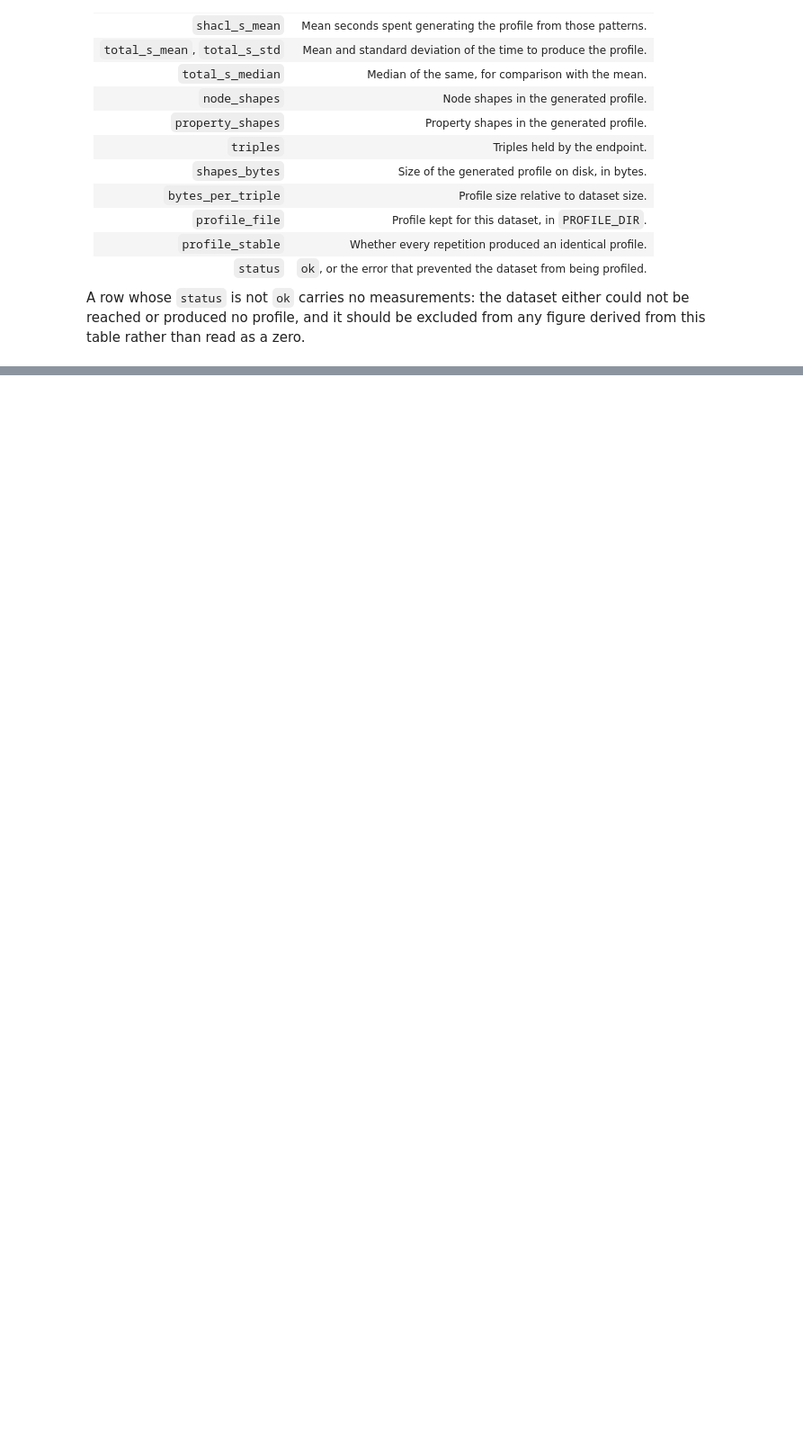
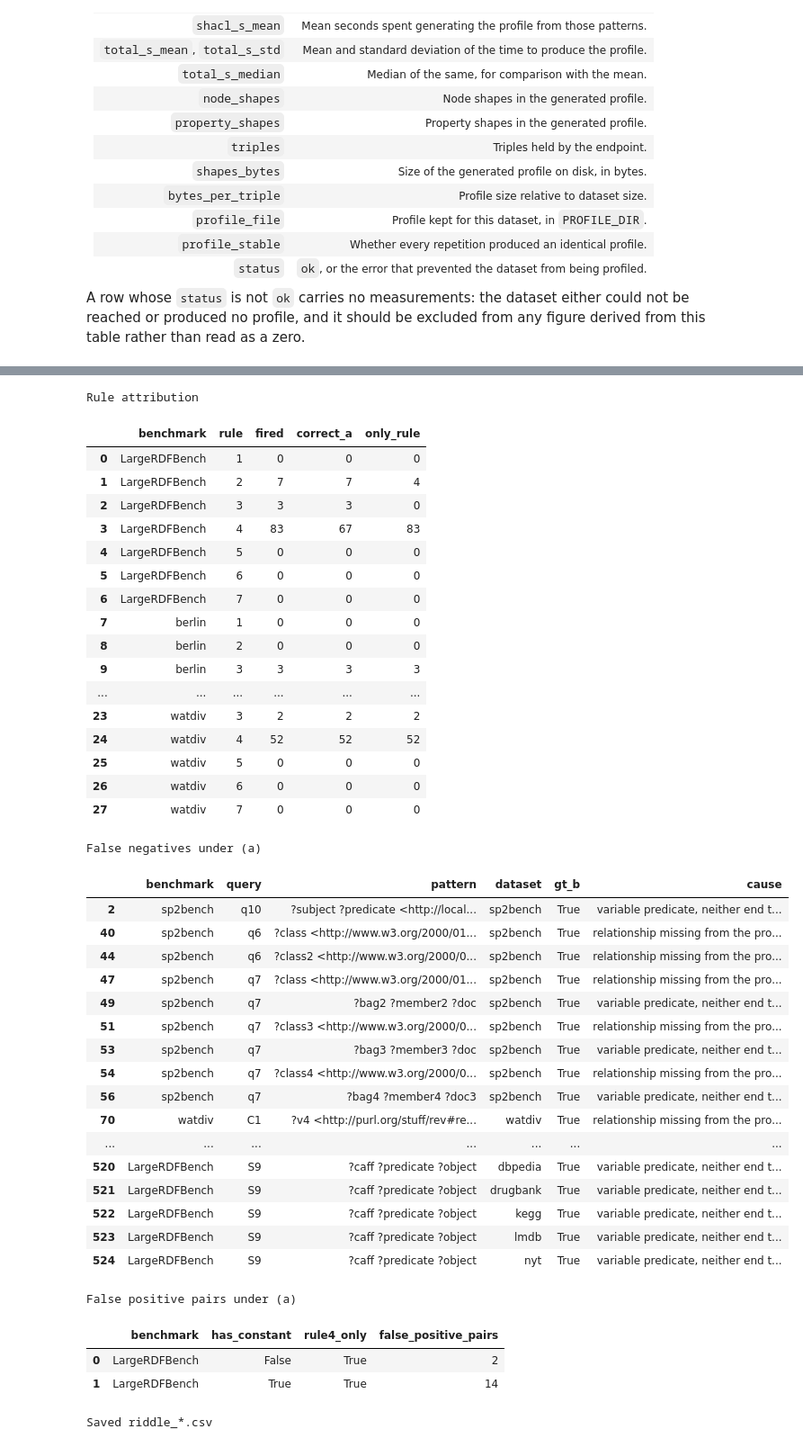
Before and after one commit to Acb897/PhD_Thesis_Benchmarks, a Jupyter notebook: NILE Benchmarks/Benchmarks.ipynb, the cells around one changed output, grey strips where cells are left out. Shown at 90% size. Drawn from its saved outputs; the diff is of its cells as text; code cells hidden in the pictures; blank space fills up the shorter version.

```diff
--- a/NILE Benchmarks/Benchmarks.ipynb
+++ b/NILE Benchmarks/Benchmarks.ipynb
@@ -530,0 +1645,17 @@ Saved to profile_benchmarks.csv (summary) and profile_runs.csv (per run)
+# %%
+# ------------------------------------------------------
+# Results
+# ------------------------------------------------------
+by_benchmark.to_csv("riddle_by_benchmark.csv", index=False)
+by_typing.to_csv("riddle_by_typing.csv", index=False)
+rules_df.to_csv("riddle_rules.csv", index=False)
+patterns_df.to_csv("riddle_patterns.csv", index=False)
+
+print("By benchmark");            display(by_benchmark)
+print("By typing class");         display(by_typing)
+print("Rule attribution");        display(rules_df)
+print("False negatives under (a)")
+display(missed[["benchmark", "query", "pattern", "dataset", "gt_b", "cause"]])
+print("False positive pairs under (a)"); display(fp_causes)
+print("Saved riddle_*.csv")
+# %% [output]
@@ -530,0 +1674,41 @@ Saved to profile_benchmarks.csv (summary) and profile_runs.csv (per run)
+Rule attribution
+|  | benchmark | rule | fired | correct_a | only_rule |
+| 0 | LargeRDFBench | 1 | 0 | 0 | 0 |
+| 1 | LargeRDFBench | 2 | 7 | 7 | 4 |
+| 2 | LargeRDFBench | 3 | 3 | 3 | 0 |
+| 3 | LargeRDFBench | 4 | 83 | 67 | 83 |
+| 4 | LargeRDFBench | 5 | 0 | 0 | 0 |
+| 5 | LargeRDFBench | 6 | 0 | 0 | 0 |
+| 6 | LargeRDFBench | 7 | 0 | 0 | 0 |
+| 7 | berlin | 1 | 0 | 0 | 0 |
+| 8 | berlin | 2 | 0 | 0 | 0 |
+| 9 | berlin | 3 | 3 | 3 | 3 |
+| ... | ... | ... | ... | ... | ... |
+| 23 | watdiv | 3 | 2 | 2 | 2 |
+| 24 | watdiv | 4 | 52 | 52 | 52 |
+| 25 | watdiv | 5 | 0 | 0 | 0 |
+| 26 | watdiv | 6 | 0 | 0 | 0 |
+| 27 | watdiv | 7 | 0 | 0 | 0 |
+False negatives under (a)
+|  | benchmark | query | pattern | dataset | gt_b | cause |
+| 2 | sp2bench | q10 | ?subject ?predicate <http://local... | sp2bench | True | variable predicate, neither end t... |
+| 40 | sp2bench | q6 | ?class <http://www.w3.org/2000/01... | sp2bench | True | relationship missing from the pro... |
+| 44 | sp2bench | q6 | ?class2 <http://www.w3.org/2000/0... | sp2bench | True | relationship missing from the pro... |
+| 47 | sp2bench | q7 | ?class <http://www.w3.org/2000/01... | sp2bench | True | relationship missing from the pro... |
+| 49 | sp2bench | q7 | ?bag2 ?member2 ?doc | sp2bench | True | variable predicate, neither end t... |
+| 51 | sp2bench | q7 | ?class3 <http://www.w3.org/2000/0... | sp2bench | True | relationship missing from the pro... |
+| 53 | sp2bench | q7 | ?bag3 ?member3 ?doc | sp2bench | True | variable predicate, neither end t... |
+| 54 | sp2bench | q7 | ?class4 <http://www.w3.org/2000/0... | sp2bench | True | relationship missing from the pro... |
+| 56 | sp2bench | q7 | ?bag4 ?member4 ?doc3 | sp2bench | True | variable predicate, neither end t... |
+| 70 | watdiv | C1 | ?v4 <http://purl.org/stuff/rev#re... | watdiv | True | relationship missing from the pro... |
+| ... | ... | ... | ... | ... | ... | ... |
+| 520 | LargeRDFBench | S9 | ?caff ?predicate ?object | dbpedia | True | variable predicate, neither end t... |
+| 521 | LargeRDFBench | S9 | ?caff ?predicate ?object | drugbank | True | variable predicate, neither end t... |
+| 522 | LargeRDFBench | S9 | ?caff ?predicate ?object | kegg | True | variable predicate, neither end t... |
+| 523 | LargeRDFBench | S9 | ?caff ?predicate ?object | lmdb | True | variable predicate, neither end t... |
+| 524 | LargeRDFBench | S9 | ?caff ?predicate ?object | nyt | True | variable predicate, neither end t... |
+False positive pairs under (a)
+|  | benchmark | has_constant | rule4_only | false_positive_pairs |
+| 0 | LargeRDFBench | False | True | 2 |
+| 1 | LargeRDFBench | True | True | 14 |
+Saved riddle_*.csv
```
Also changed, not shown: parts of 51 cells of this notebook.
